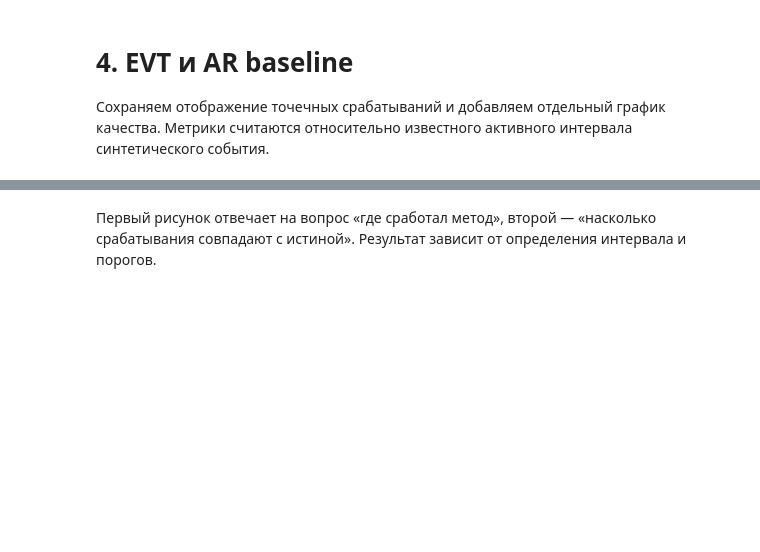
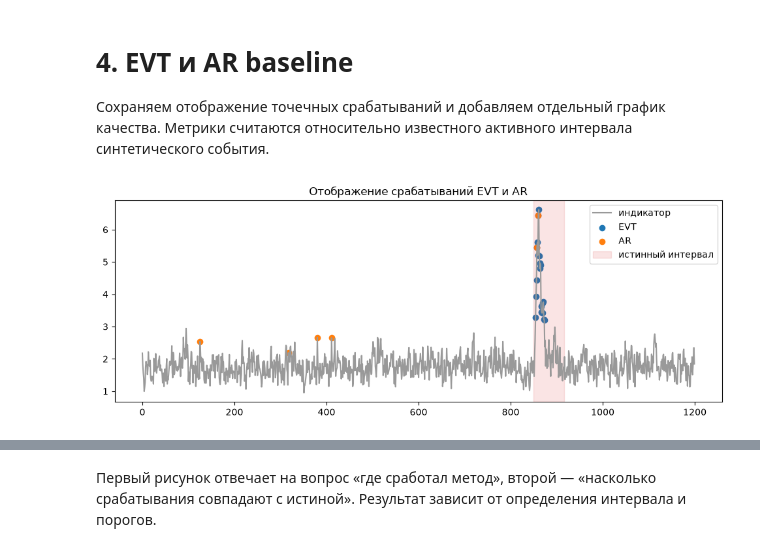
Before and after one commit to D2718281828nis/Extreme-Value-Theory-New-Approach, a Jupyter notebook: demo/evt-educational-demo/notebooks/04_evt_vs_ar.ipynb, the cells around one changed output, grey strips where cells are left out. Drawn from its saved outputs; the diff is of its cells as text; code cells hidden in the pictures; blank space fills up the shorter version.

Commit message:
graph working

```diff
--- a/demo/evt-educational-demo/notebooks/04_evt_vs_ar.ipynb
+++ b/demo/evt-educational-demo/notebooks/04_evt_vs_ar.ipynb
@@ -5,29 +9,15 @@
 # %%
-# Локальный пакет: эта настройка находится в той же ячейке, что и импорт API.
-from pathlib import Path
-import importlib
-import sys
-
-cwd = Path.cwd().resolve()
-candidates = [cwd / "src", cwd.parent / "src", cwd / "demo" / "evt-educational-demo" / "src"]
-src = next((p for p in candidates if (p / "evt_demo" / "__init__.py").exists()), None)
-if src is None:
-    raise RuntimeError(f"Не найден evt_demo/src из {cwd}. Откройте репозиторий целиком в VS Code.")
-sys.path.insert(0, str(src))
-for name in [n for n in sys.modules if n == "evt_demo" or n.startswith("evt_demo.")]:
-    del sys.modules[name]
-importlib.invalidate_caches()
-print(f"evt_demo: {src}")
-
 import matplotlib.pyplot as plt
 from evt_demo import generate_graph_time_series
 from evt_demo.pipeline import prepare_sample
 from evt_demo.evaluation import compare_evt_ar
 from evt_demo.visualization import plot_detection_quality
 series=generate_graph_time_series(seed=42)
 _,detection=prepare_sample(series)
 comparison=compare_evt_ar(series,detection)
 fig,ax=plt.subplots(figsize=(12,4)); ax.plot(detection.indicator,color="0.6",label="индикатор"); ax.scatter(__import__("numpy").flatnonzero(comparison.evt_mask),detection.indicator[comparison.evt_mask],label="EVT"); ax.scatter(__import__("numpy").flatnonzero(comparison.ar_mask),detection.indicator[comparison.ar_mask],label="AR"); ax.axvspan(series.event_onset,series.arrival_times.max()+18,color="tab:red",alpha=.12,label="истинный интервал"); ax.legend(); ax.set_title("Отображение срабатываний EVT и AR");
+# %% [output]
+[figure, added]
 # %%
 plot_detection_quality(comparison);
 {n:{"precision":float(p),"recall":float(r),"f1":float(f)} for n,p,r,f in zip(comparison.names,comparison.precision,comparison.recall,comparison.f1)}
```
Also changed, not shown: parts of 2 cells of this notebook, 15 other files.
